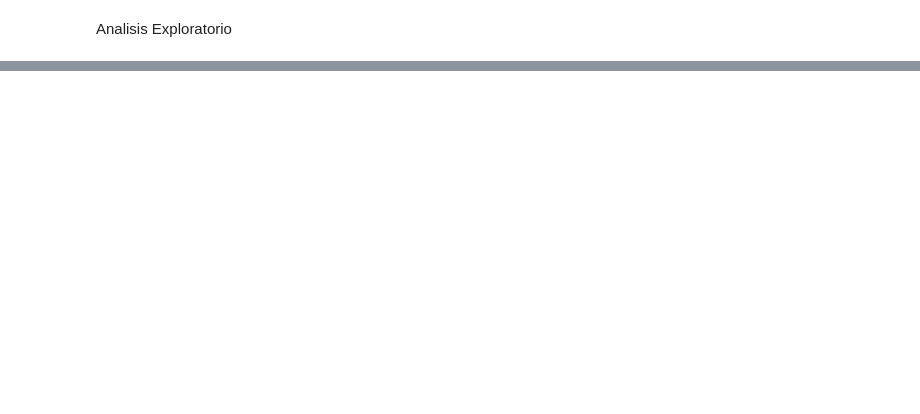
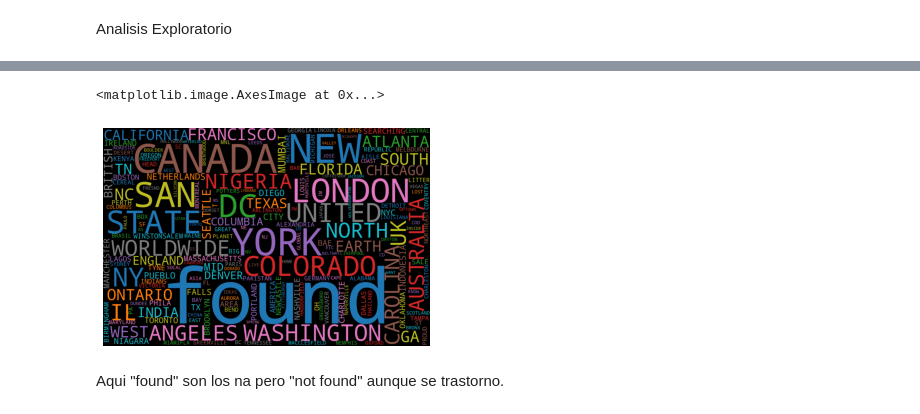
Before and after one commit to andreluchi/lab5datas, a Jupyter notebook: lab5.ipynb, the cells around one changed output, grey strips where cells are left out. Drawn from its saved outputs; the diff is of its cells as text; code cells hidden in the pictures; blank space fills up the shorter version.

```diff
--- a/lab5.ipynb
+++ b/lab5.ipynb
@@ -258,0 +462,18 @@ ValueError: not enough values to unpack (expected 2, got 1)
+# %%
+location2 = " ".join(review for review in df.location.astype(str))
+# %%
+wordcloud = WordCloud(width = 3000,
+                      height = 2000,
+                      random_state = 42,
+                      background_color = 'black',
+                      colormap = 'tab10',
+                      collocations = False,
+                      stopwords = STOPWORDS).generate(location2)
+
+plt.axis("off")
+plt.imshow(wordcloud)
+# %% [output]
+<matplotlib.image.AxesImage at 0x...>
+[figure, added]
+# %% [markdown]
+Aqui "found" son los na pero "not found" aunque se trastorno.
```
Also changed, not shown: parts of 119 cells of this notebook, 2 other files.
